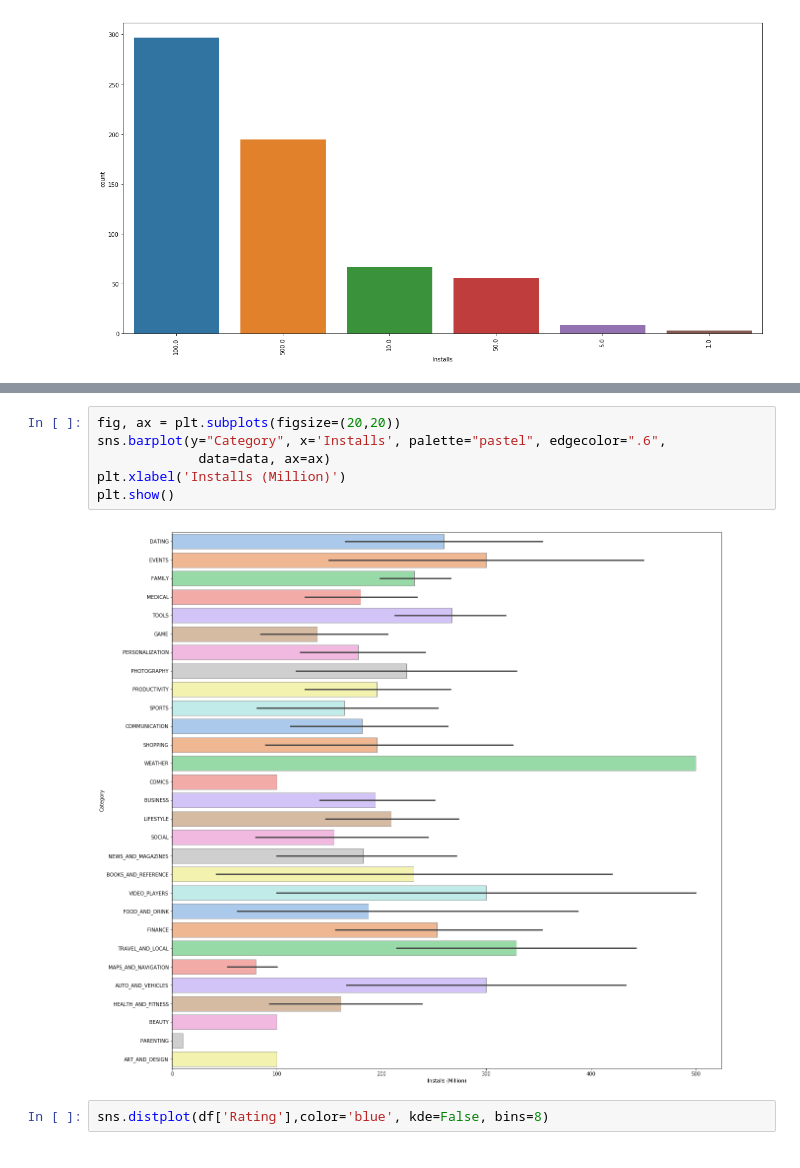
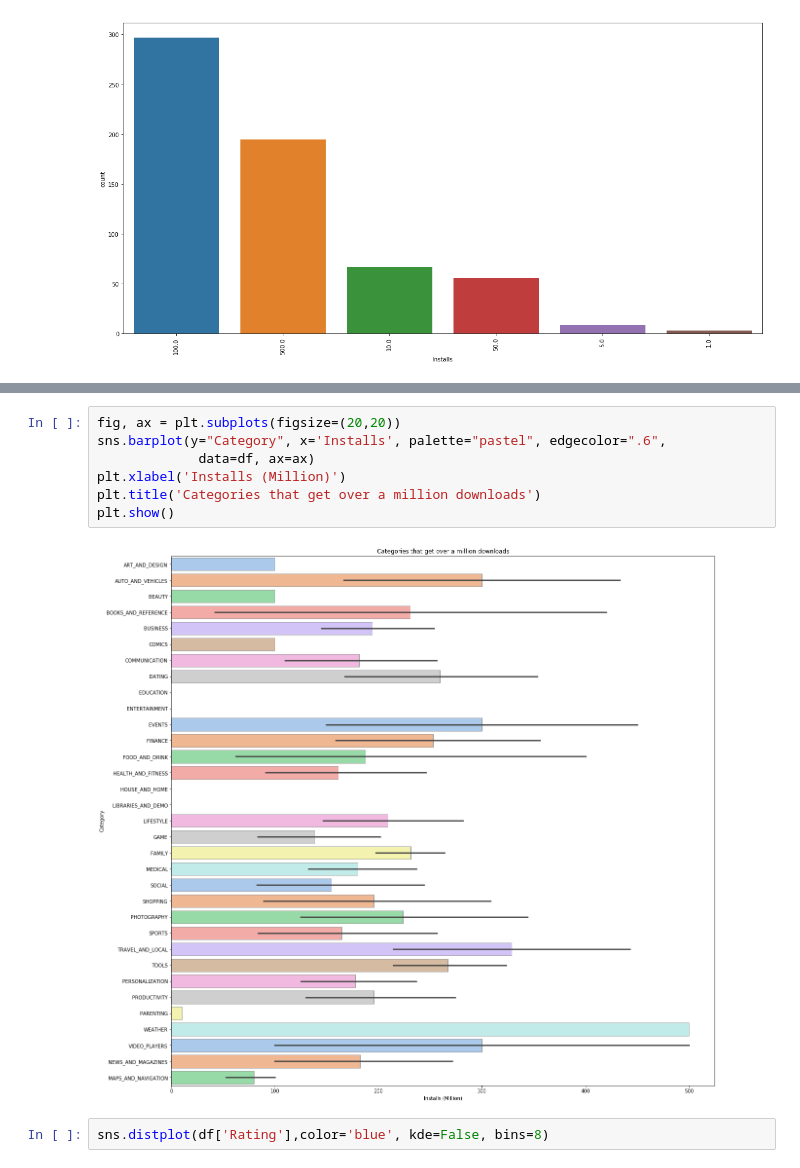
Before and after one commit to Ryan-Ashton/Machine_Learning_Projects, a Jupyter notebook: Android Apps.ipynb, the cells around one changed output, grey strips where cells are left out. Cells and saved outputs as stored; diff of their text form.

```diff
--- a/Android Apps.ipynb
+++ b/Android Apps.ipynb
@@ -236,11 +226,12 @@ plt.show()
 # %%
 fig, ax = plt.subplots(figsize=(20,20))
 sns.barplot(y="Category", x='Installs', palette="pastel", edgecolor=".6",
-             data=data, ax=ax)
+             data=df, ax=ax)
 plt.xlabel('Installs (Million)')
+plt.title('Categories that get over a million downloads')
 plt.show()
 # %% [output]
-[figure, old version]
+[figure, new version]
 # %%
 sns.distplot(df['Rating'],color='blue', kde=False, bins=8)
 # %% [output]
```
Also changed, not shown: parts of 7 cells of this notebook.
